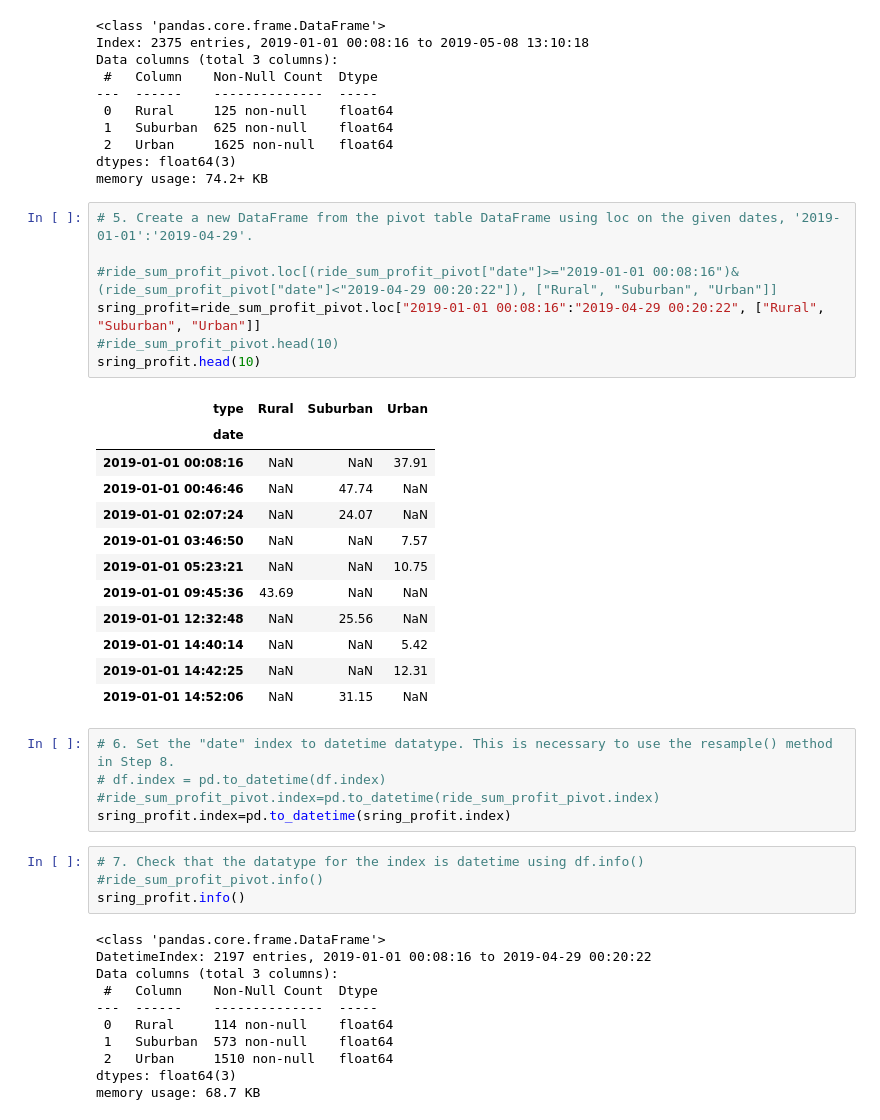
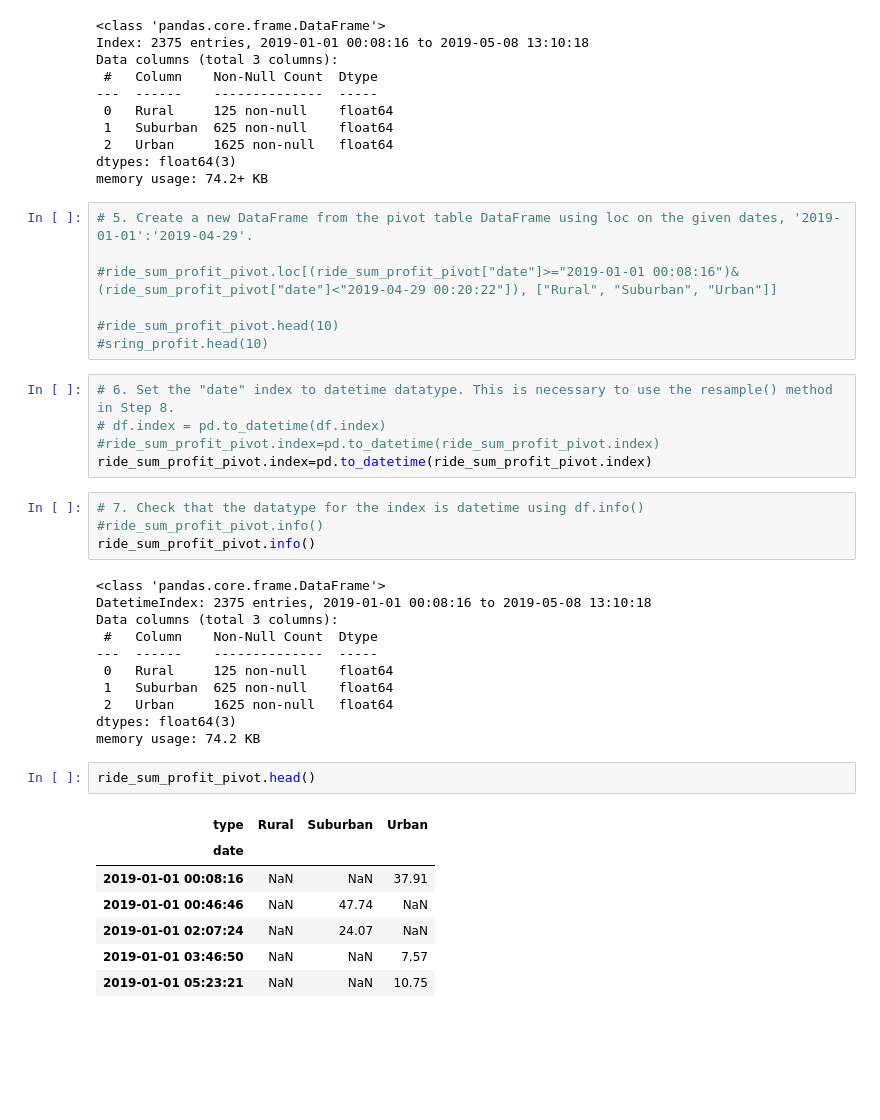
Before and after one commit to biboking/PyBer_Analysis, a Jupyter notebook: PyBer_Challenge.ipynb, the cells around one changed output. Cells and saved outputs as stored; diff of their text form; blank space fills up the shorter version.

```diff
--- a/PyBer_Challenge.ipynb
+++ b/PyBer_Challenge.ipynb
@@ -197,39 +197,36 @@ memory usage: 74.2+ KB
 # 5. Create a new DataFrame from the pivot table DataFrame using loc on the given dates, '2019-01-01':'2019-04-29'.
 
 #ride_sum_profit_pivot.loc[(ride_sum_profit_pivot["date"]>="2019-01-01 00:08:16")& (ride_sum_profit_pivot["date"]<"2019-04-29 00:20:22"]), ["Rural", "Suburban", "Urban"]]
-sring_profit=ride_sum_profit_pivot.loc["2019-01-01 00:08:16":"2019-04-29 00:20:22", ["Rural", "Suburban", "Urban"]]
+
 #ride_sum_profit_pivot.head(10)
-sring_profit.head(10)
+#sring_profit.head(10)
-# %% [output]
-| type | Rural | Suburban | Urban |
-| date |  |  |  |
-| 2019-01-01 00:08:16 | NaN | NaN | 37.91 |
-| 2019-01-01 00:46:46 | NaN | 47.74 | NaN |
-| 2019-01-01 02:07:24 | NaN | 24.07 | NaN |
-| 2019-01-01 03:46:50 | NaN | NaN | 7.57 |
-| 2019-01-01 05:23:21 | NaN | NaN | 10.75 |
-| 2019-01-01 09:45:36 | 43.69 | NaN | NaN |
-| 2019-01-01 12:32:48 | NaN | 25.56 | NaN |
-| 2019-01-01 14:40:14 | NaN | NaN | 5.42 |
-| 2019-01-01 14:42:25 | NaN | NaN | 12.31 |
-| 2019-01-01 14:52:06 | NaN | 31.15 | NaN |
 # %%
 # 6. Set the "date" index to datetime datatype. This is necessary to use the resample() method in Step 8.
 # df.index = pd.to_datetime(df.index)
 #ride_sum_profit_pivot.index=pd.to_datetime(ride_sum_profit_pivot.index)
-sring_profit.index=pd.to_datetime(sring_profit.index)
+ride_sum_profit_pivot.index=pd.to_datetime(ride_sum_profit_pivot.index)
 # %%
 # 7. Check that the datatype for the index is datetime using df.info()
 #ride_sum_profit_pivot.info()
-sring_profit.info()
+ride_sum_profit_pivot.info()
 # %% [output]
 <class 'pandas.core.frame.DataFrame'>
-DatetimeIndex: 2197 entries, 2019-01-01 00:08:16 to 2019-04-29 00:20:22
+DatetimeIndex: 2375 entries, 2019-01-01 00:08:16 to 2019-05-08 13:10:18
 Data columns (total 3 columns):
  #   Column    Non-Null Count  Dtype
 ---  ------    --------------  -----
- 0   Rural     114 non-null    float64
- 1   Suburban  573 non-null    float64
- 2   Urban     1510 non-null   float64
+ 0   Rural     125 non-null    float64
+ 1   Suburban  625 non-null    float64
+ 2   Urban     1625 non-null   float64
 dtypes: float64(3)
-memory usage: 68.7 KB
+memory usage: 74.2 KB
+# %%
+ride_sum_profit_pivot.head()
+# %% [output]
+| type | Rural | Suburban | Urban |
+| date |  |  |  |
+| 2019-01-01 00:08:16 | NaN | NaN | 37.91 |
+| 2019-01-01 00:46:46 | NaN | 47.74 | NaN |
+| 2019-01-01 02:07:24 | NaN | 24.07 | NaN |
+| 2019-01-01 03:46:50 | NaN | NaN | 7.57 |
+| 2019-01-01 05:23:21 | NaN | NaN | 10.75 |
```
Also changed, not shown: parts of 4 cells of this notebook, 2 other files.
